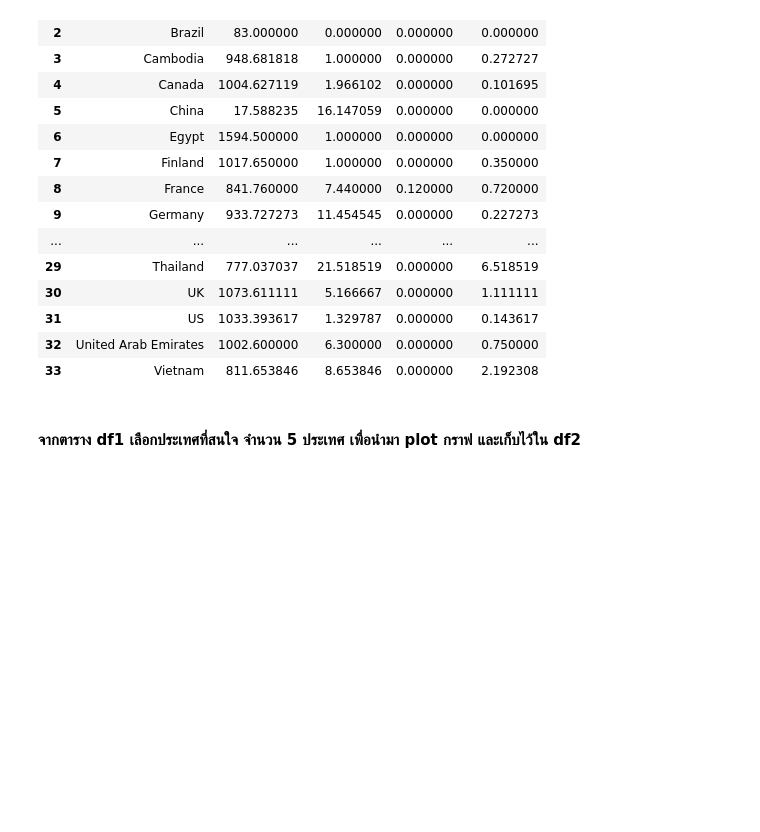
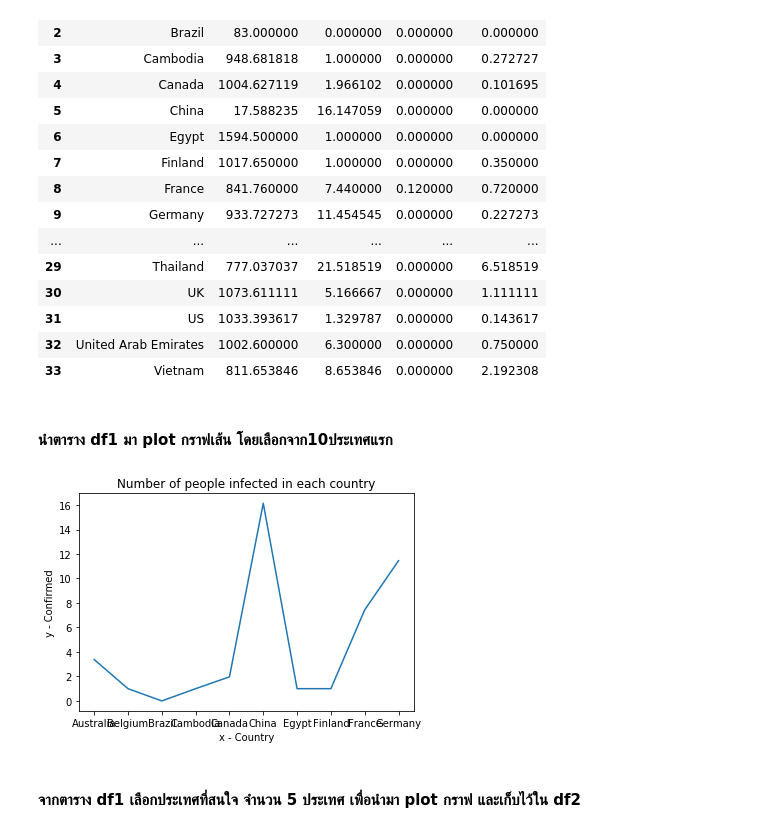
Before and after one commit to kanjanaaa/python_dataviz, a Jupyter notebook: Final63.ipynb, the cells around one changed output. Drawn from its saved outputs; the diff is of its cells as text; code cells hidden in the pictures; blank space fills up the shorter version.

```diff
--- a/Final63.ipynb
+++ b/Final63.ipynb
@@ -94,6 +94,18 @@ df1
 | 31 | US | 1033.393617 | 1.329787 | 0.000000 | 0.143617 |
 | 32 | United Arab Emirates | 1002.600000 | 6.300000 | 0.000000 | 0.750000 |
 | 33 | Vietnam | 811.653846 | 8.653846 | 0.000000 | 2.192308 |
+# %% [markdown]
+ #### นำตาราง df1 มา plot กราฟเส้น โดยเลือกจาก10ประเทศแรก
+# %%
+x= ['Australia','Belgium','Brazil','Cambodia','Canada','China','Egypt','Finland','France','Germany']
+y= [3.380952,1.000000,0.000000,1.000000,1.966102,16.147059,1.000000,1.000000,7.440000,11.454545]
+plt.plot(x, y)
+plt.xlabel('x - Country') ### แกน X ประเทศ
+plt.ylabel('y - Confirmed') ### แกน Y จำนวนผู้ติดเชื้อ
+plt.title('Number of people infected in each country')
+plt.show()
+# %% [output]
+[figure, added]
 # %% [markdown]
 #### จากตาราง df1 เลือกประเทศที่สนใจ จำนวน 5 ประเทศ เพื่อนำมา plot กราฟ และเก็บไว้ใน df2
 # %%
```
Also changed, not shown: parts of 4 cells of this notebook.
